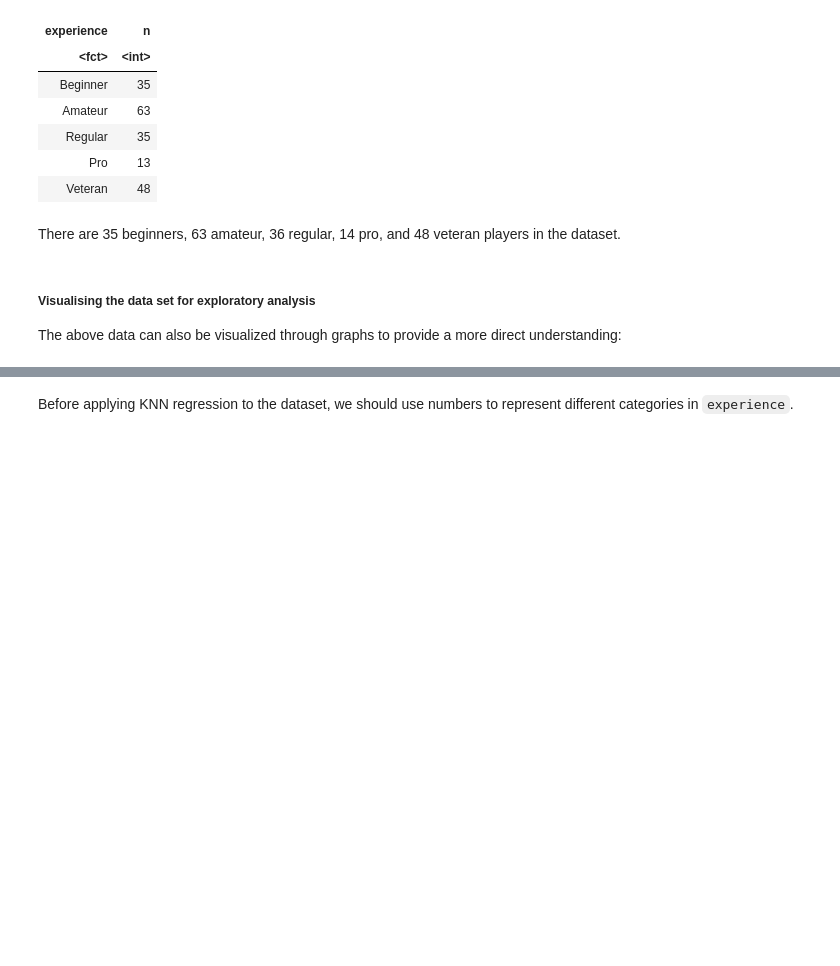
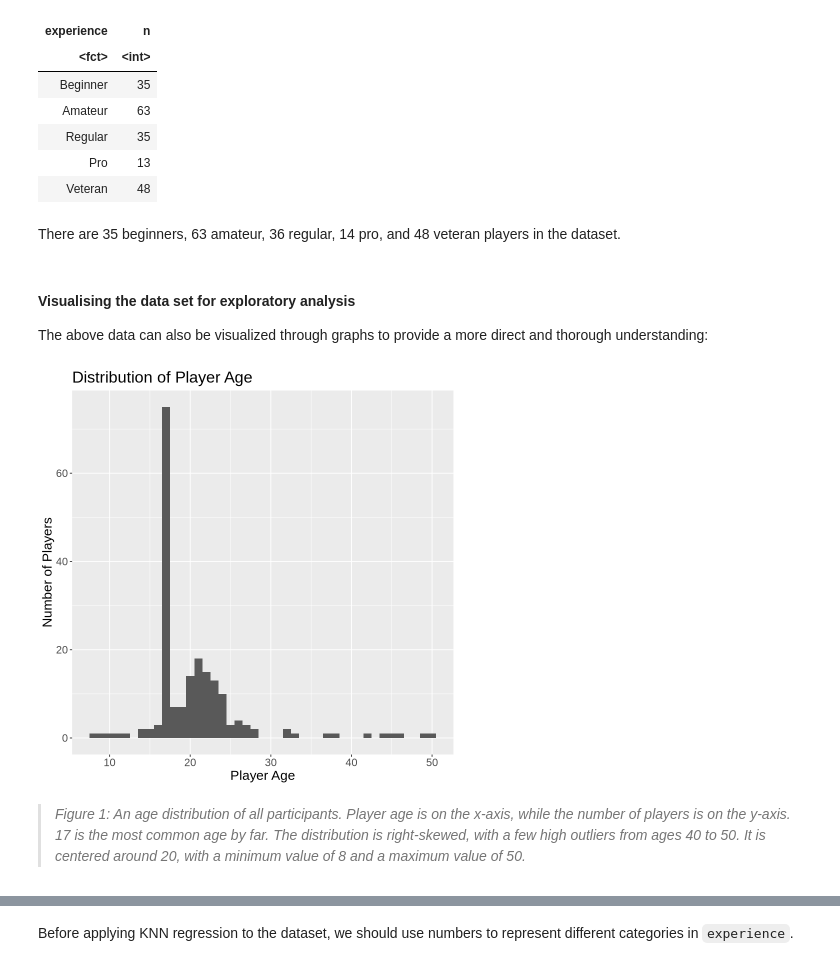
Before and after one commit to jamiekyh/dsci100_project, a Jupyter notebook: dsci100_group_project.ipynb, the cells around one changed output, grey strips where cells are left out. Saved outputs shown, nothing was run; the diff lists cells and outputs as text; code cells hidden in the pictures; blank space fills up the shorter version.

```diff
--- a/dsci100_group_project.ipynb
+++ b/dsci100_group_project.ipynb
@@ -246,6 +249,18 @@ A tibble: 5 × 2
 # %% [markdown]
 There are 35 beginners, 63 amateur, 36 regular, 14 pro, and 48 veteran players in the dataset.
 # %% [markdown]
-##### Visualising the data set for exploratory analysis
-The above data can also be visualized through graphs to provide a more direct understanding:
+#### Visualising the data set for exploratory analysis
+The above data can also be visualized through graphs to provide a more direct and thorough understanding:
+# %%
+##distribution of player age
+age_distribution <- target_players |>
+    ggplot(aes(x = Age)) +
+        geom_histogram(binwidth = 1) +
+        labs(x = "Player Age", y = "Number of Players", title = "Distribution of Player Age") +
+        theme(text = element_text(size = 16))
+age_distribution
+# %% [output]
+[figure, added]
+# %% [markdown]
+>*Figure 1: An age distribution of all participants. Player age is on the x-axis, while the number of players is on the y-axis. 17 is the most common age by far. The distribution is right-skewed, with a few high outliers from ages 40 to 50. It is centered around 20, with a minimum value of 8 and a maximum value of 50.*
 # %%
```
Also changed, not shown: parts of 25 cells of this notebook.
